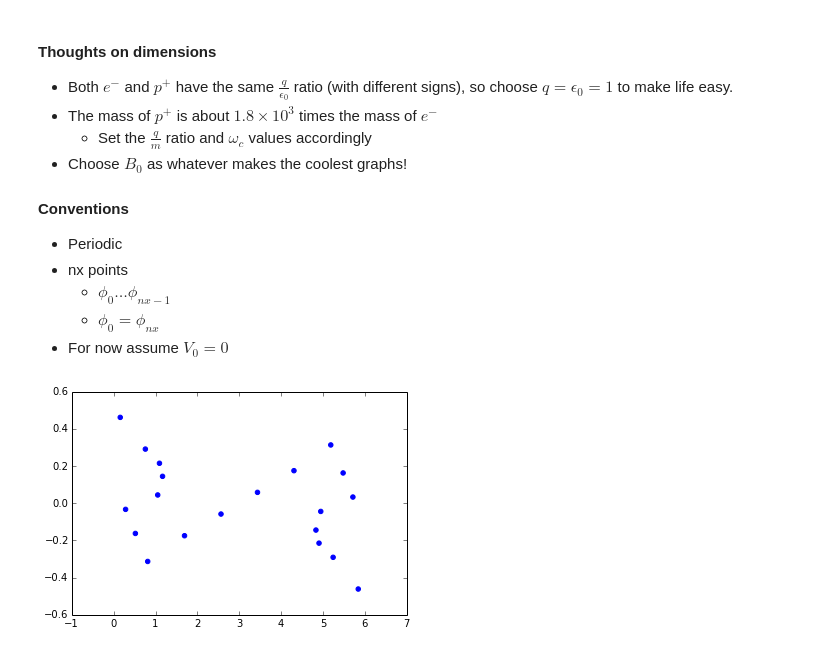
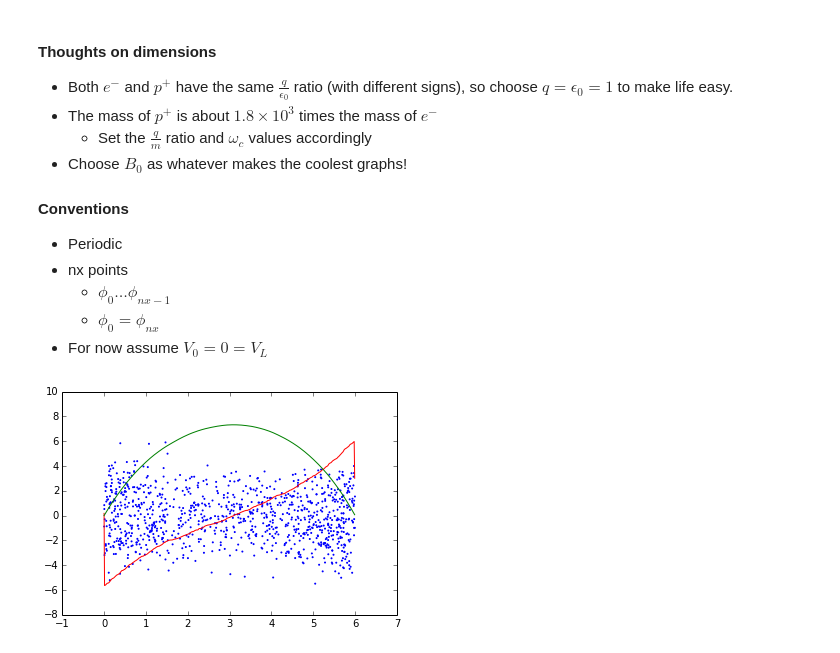
Before and after one commit to shigh/pyes1, a Jupyter notebook: 1d2v.ipynb, the cells around one changed output. Cells and saved outputs as stored; diff of their text form; code cells hidden in the pictures.

```diff
--- a/1d2v.ipynb
+++ b/1d2v.ipynb
@@ -19,7 +19,7 @@ from collections import namedtuple
 * nx points
     * $\phi_0 \ldots \phi_{nx-1}$
     * $\phi_0 = \phi_{nx}$
-* For now assume $V_0 = 0$
+* For now assume $V_0 = 0 = V_L$
 # %%
 epi0 = 1. # Epsilon0
 Species = namedtuple("Species", ["q", "m", "N", "x0", "vx0", "vy0"])
@@ -72,7 +72,7 @@ def calc_E(phi, dx):
     E   = np.zeros(nx)
     E[1:-1] = -(phi[2:]-phi[:-2])/(2*dx)
     E[0] = -(phi[1]-phi[-1])/(2*dx)
-    E[-1] = -(phi[0]-phi[-2])/(2*dx)
+    E[-1] = -(phi[0]-phi[-1])/(2*dx)
 
     return E
 # %%
@@ -118,9 +118,11 @@ def pic(species, nx, dx, nt, dt, L, B0):
         count += s.N
 
     # store the results at each time step
-    xpa = np.zeros((nt+1, N))
-    vxa = np.zeros((nt+1, N))
-    vya = np.zeros((nt+1, N))
+    xpa  = np.zeros((nt+1, N))
+    vxa  = np.zeros((nt+1, N))
+    vya  = np.zeros((nt+1, N))
+    Ea   = np.zeros((nt+1, nx))
+    phia = np.zeros((nt+1, nx))
 
     # Main solution loop
     # Init half step back
@@ -133,6 +135,7 @@ def pic(species, nx, dx, nt, dt, L, B0):
     accel(vx, vy, E, -qm, dt)
 
     xpa[0], vxa[0], vya[0] = xp, vx, vy
+    Ea[0], phia[0] = E0, phi
 
     for i in range(1, nt+1):
 
@@ -150,17 +153,18 @@ def pic(species, nx, dx, nt, dt, L, B0):
         E   = interp(rho, E0, xp, nx, L)
 
         xpa[i], vxa[i], vya[i] = xp, vx, vy
+        Ea[i], phia[i] = E0, phi
 
-    return (xpa, vxa, vya)
+    return (xpa, vxa, vya, Ea, phia)
 # %%
-nt = 100
+nt = 200
 nx = 512
 L  = 6.
 dx = L/nx
 dt = 0.1
 B0 = 0
 
-N_e = 20
+N_e = 1000
 N_i = 0
 electron = Species(1., 1., N_e,
                    np.linspace(0., L, N_e+2)[1:-1],
@@ -171,27 +175,27 @@ ion      = Species(1.,  1., N_i,
 species = [electron, ion]
 colors  = ['b', 'r']
 
-xp, vx, vy = pic(species, nx, dx, nt, dt, L, B0)
+xp, vx, vy, E, phi = pic(species, nx, dx, nt, dt, L, B0)
 # %%
 fig = plt.figure()
 p1 = fig.add_subplot(1, 1, 1)
 #p2 = fig.add_subplot(1, 2, 2)
 imgs = []
-
+s = 1
+x_vals = np.linspace(0,L,nx+1)[:-1]
 for i in range(nt+1):
-    imgs.append((p1.scatter(xp[i,:N_e], vx[i,:N_e], color=colors[0]),
-                 p1.scatter(xp[i,N_e:], vx[i,N_e:], color=colors[1]),
-                 #p1.scatter(xp, E)
-                 #p1.scatter(vx[:N_e], vy[:N_e], color=colors[0]),
-                 #p1.scatter(vx[N_e:], vy[N_e:], color=colors[1])
+    imgs.append((p1.scatter(xp[i,:N_e], vx[i,:N_e], color=colors[0], s=s),
+                 p1.scatter(xp[i,N_e:], vx[i,N_e:], color=colors[1], s=s),
+                 p1.plot(x_vals, E[i],   color='r')[0],
+                 p1.plot(x_vals, phi[i], color='g')[0],
                 ))
 
 
 im_ani = animation.ArtistAnimation(fig, imgs,
                                    interval=50, repeat_delay=3000,
                                    blit=True)
 im_ani.save("1d2v.mp4", writer="mencoder")
 # %% [output]
-[figure, old version]
+[figure, new version]
 # %%
 #%prun pic(species, nx, dx, nt, dt, L, B0)
```
